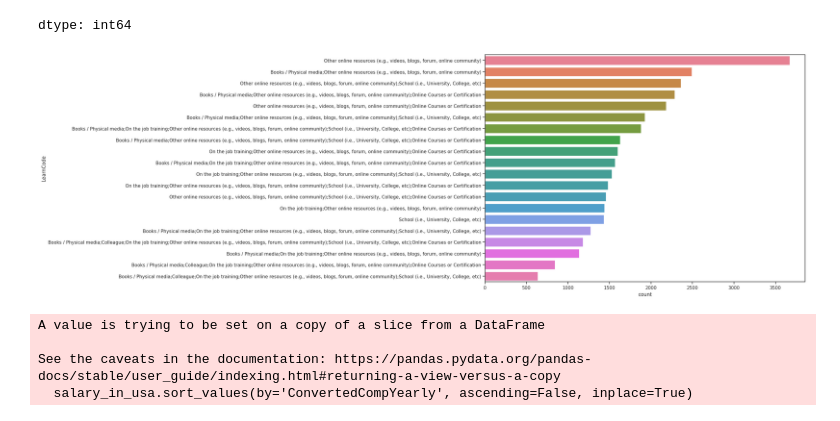
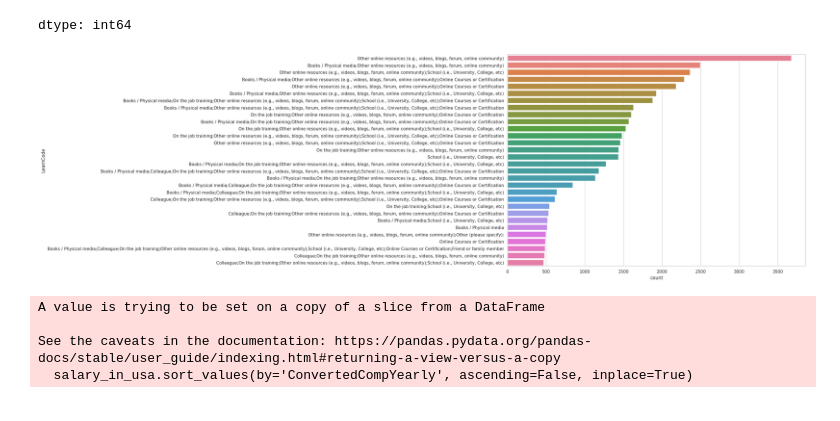
Before and after one commit to iAmirHosein92/Class_Exercise_Solution, a Jupyter notebook: final_S6_Exercise_Solution.ipynb, the cells around one changed output. Saved outputs shown, nothing was run; the diff lists cells and outputs as text; code cells hidden in the pictures.

```diff
--- a/final_S6_Exercise_Solution.ipynb
+++ b/final_S6_Exercise_Solution.ipynb
@@ -8,6 +13,6 @@ import seaborn as sns
 # %%
 
-df = pd.read_csv('survey_results_public.csv')
+df = pd.read_csv('./drive/MyDrive/survey_results_public.csv')
 df.info()
 # %% [output]
 <class 'pandas.core.frame.DataFrame'>
@@ -108,7 +114,8 @@ plt.show()
 # %% [output]
 [figure]
 # %%
-selected_columns = ['MainBranch', 'Age', 'Country', 'EdLevel', 'Employment', 'CompTotal', 'ConvertedCompYearly', 'Currency', 'LanguageHaveWorkedWith', 'LanguageWantToWorkWith', 'DatabaseHaveWorkedWith', 'LearnCode']
+selected_columns = ['MainBranch', 'Age', 'Country', 'EdLevel', 'Employment', 'CompTotal', 'ConvertedCompYearly', 'Currency', 'LanguageHaveWorkedWith', 'LanguageWantToWorkWith', 'DatabaseHaveWorkedWith', 'LearnCode', 'YearsCode', 'YearsCodePro',
+       'DevType']
 df_selected = df[selected_columns]
 df_selected
 # %% [output]
@@ -299,13 +306,13 @@ df_learn_method['LearnCode'].value_counts()[:20]
 dtype: int64
 # %%
 plt.figure(figsize=(14, 10))
-sns.barplot(y=df_learn_method['LearnCode'].value_counts().index[:20],
-            x=df_learn_method['LearnCode'].value_counts()[:20],
-            hue=df_learn_method['LearnCode'].value_counts().index[:20],
+sns.barplot(y=df_learn_method['LearnCode'].value_counts().index[:30],
+            x=df_learn_method['LearnCode'].value_counts()[:30],
+            hue=df_learn_method['LearnCode'].value_counts().index[:30],
             )
 plt.show()
 # %% [output]
-[figure, old version]
+[figure, new version]
 # %%
 salary_by_currency = df_selected.dropna(subset=['Currency', 'ConvertedCompYearly', 'CompTotal'])
 salary_in_usa = salary_by_currency[(salary_by_currency['Currency'] == 'USD\tUnited States dollar') & (salary_by_currency['ConvertedCompYearly'] > 100) & (salary_by_currency['ConvertedCompYearly'] < 2500000)]
```
Also changed, not shown: parts of 17 cells of this notebook.
